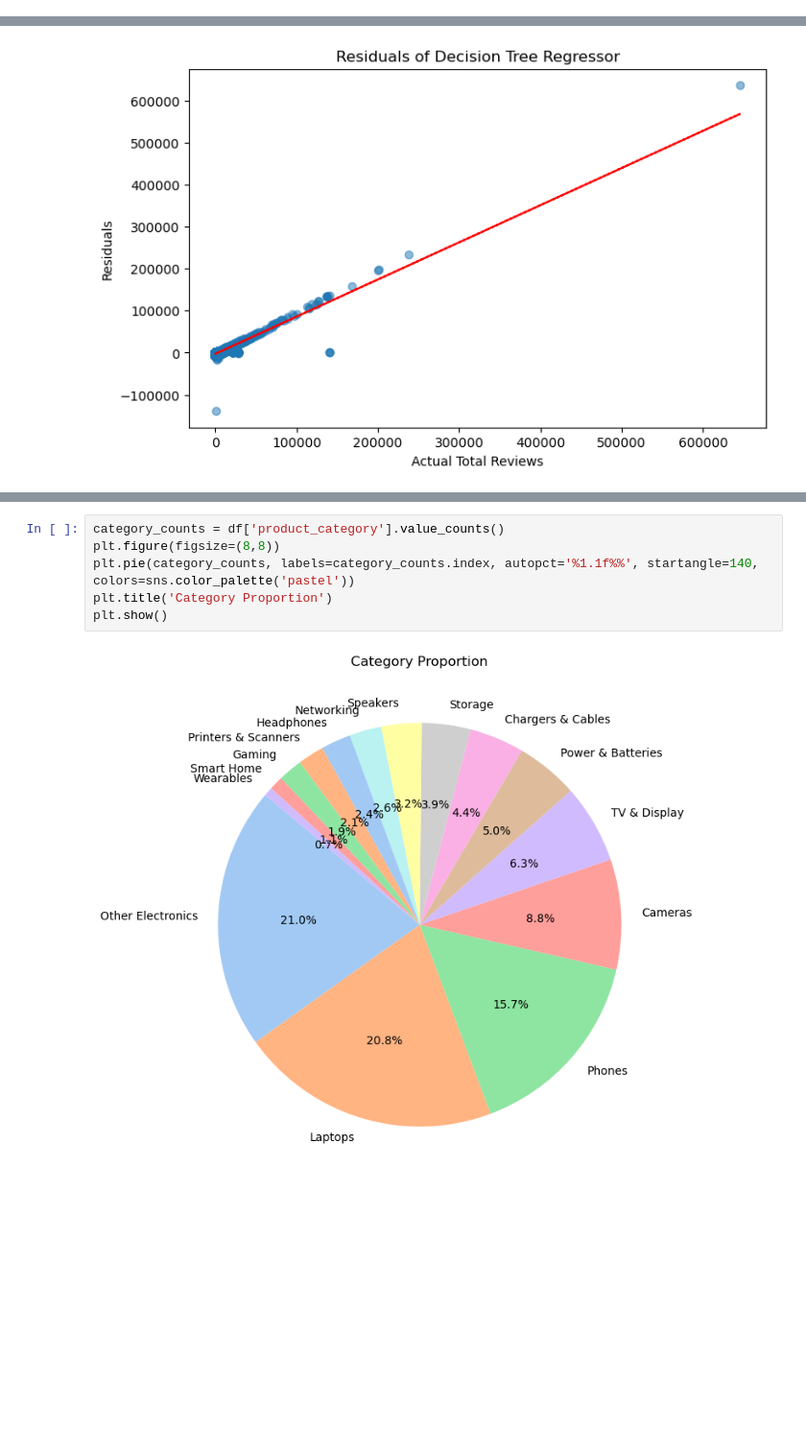
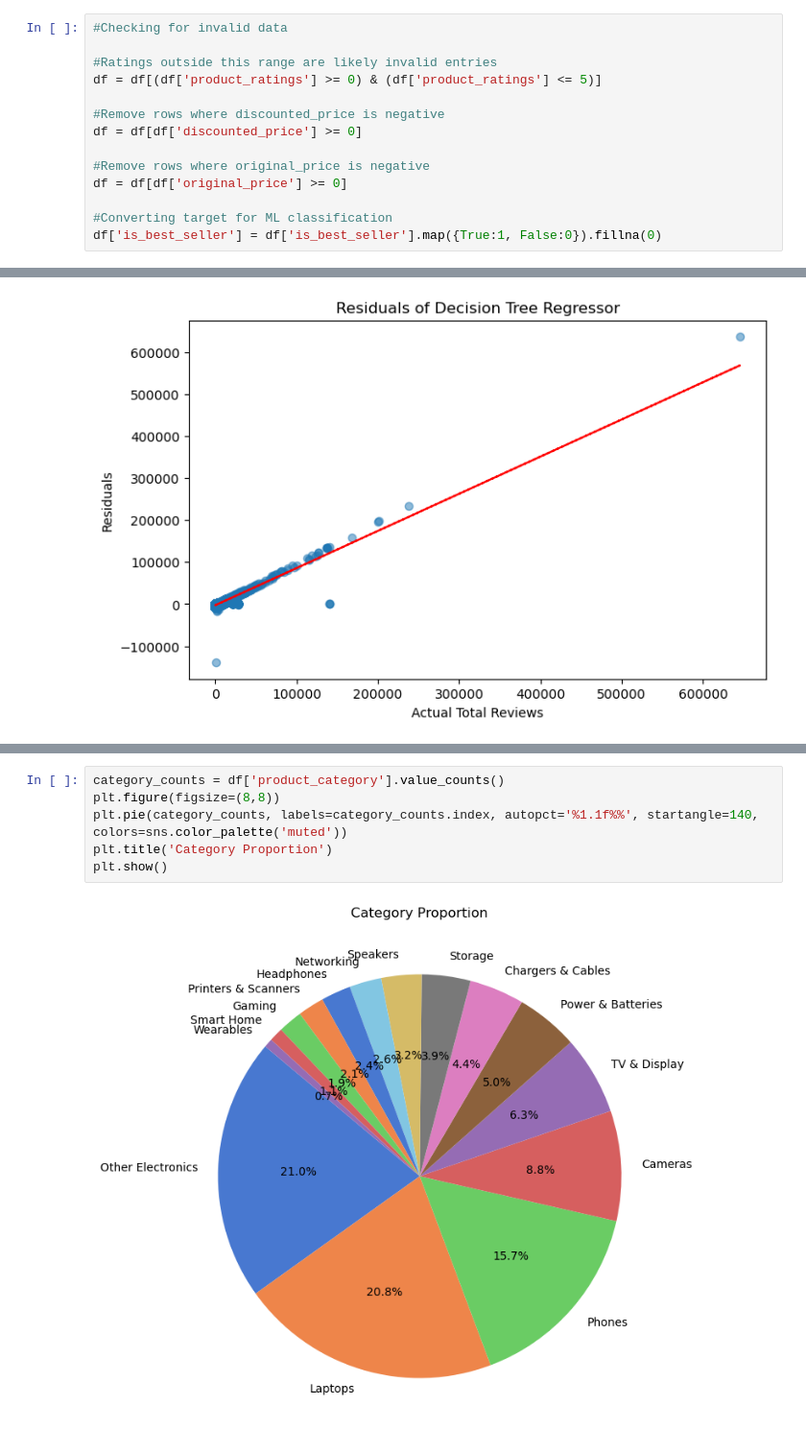
Before and after one commit to ShambhaviKh/IDS-706-Week-2-Mini-Assignment, a Jupyter notebook: DataAnalysis.ipynb, the cells around one changed output, grey strips where cells are left out. Shown at 96% size. Saved outputs shown, nothing was run; the diff lists cells and outputs as text; blank space fills up the shorter version.

```diff
--- a/DataAnalysis.ipynb
+++ b/DataAnalysis.ipynb
@@ -107,4 +107,18 @@ df['is_best_seller'] = df['is_best_seller'].map({True:1, False:0}).fillna(0)
 print("\nRows after cleaning:", df.shape[0])
 # %% [output]
 Rows after cleaning: 41712
+# %%
+#Checking for invalid data
+
+#Ratings outside this range are likely invalid entries
+df = df[(df['product_ratings'] >= 0) & (df['product_ratings'] <= 5)]
+
+#Remove rows where discounted_price is negative
+df = df[df['discounted_price'] >= 0]
+
+#Remove rows where original_price is negative
+df = df[df['original_price'] >= 0]
+
+#Converting target for ML classification
+df['is_best_seller'] = df['is_best_seller'].map({True:1, False:0}).fillna(0)
 # %%
@@ -300,8 +314,8 @@ Passing `palette` without assigning `hue` is deprecated and will be removed in v
 # %%
 category_counts = df['product_category'].value_counts()
 plt.figure(figsize=(8,8))
-plt.pie(category_counts, labels=category_counts.index, autopct='%1.1f%%', startangle=140, colors=sns.color_palette('pastel'))
+plt.pie(category_counts, labels=category_counts.index, autopct='%1.1f%%', startangle=140, colors=sns.color_palette('muted'))
 plt.title('Category Proportion')
 plt.show()
 # %% [output]
-[figure, old version]
+[figure, new version]
```
Also changed, not shown: parts of 4 cells of this notebook, 1 other file.
